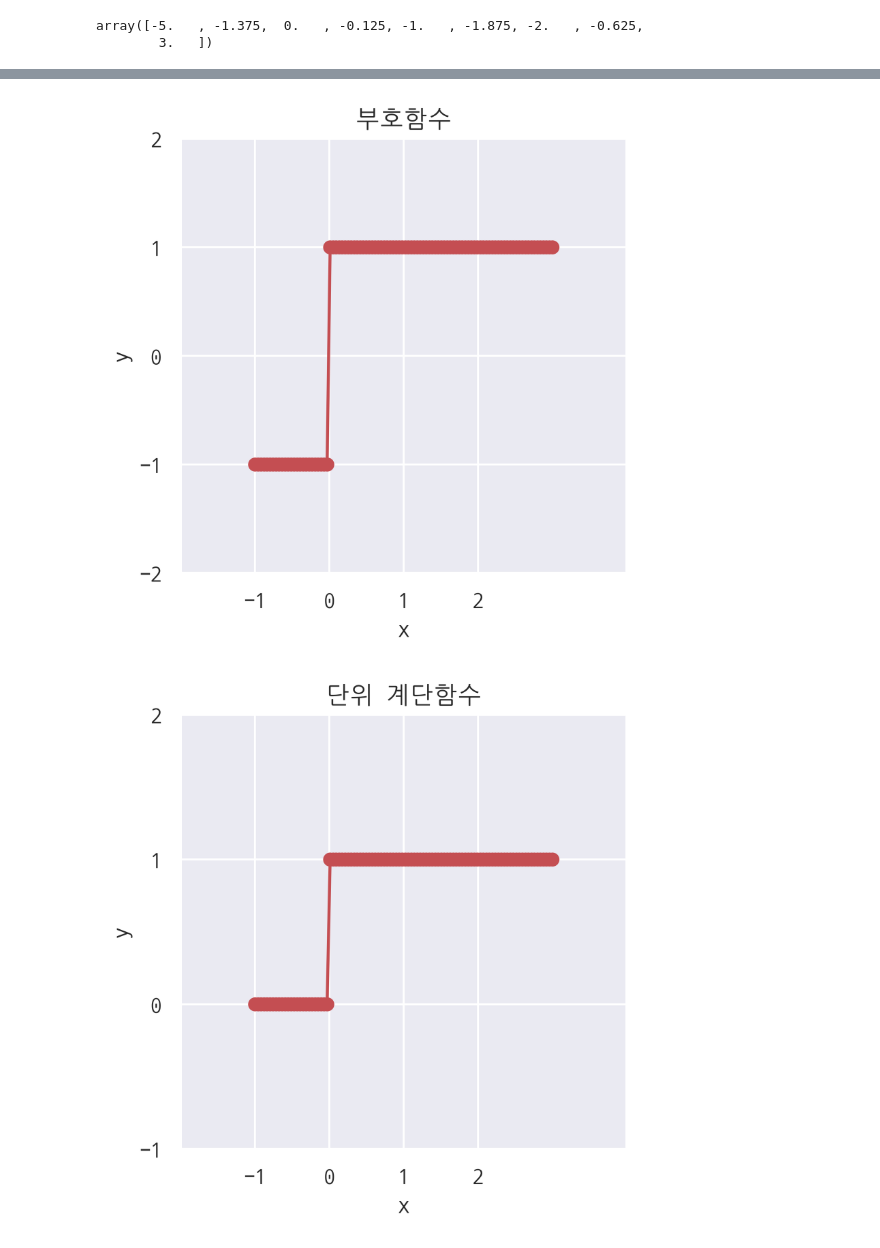
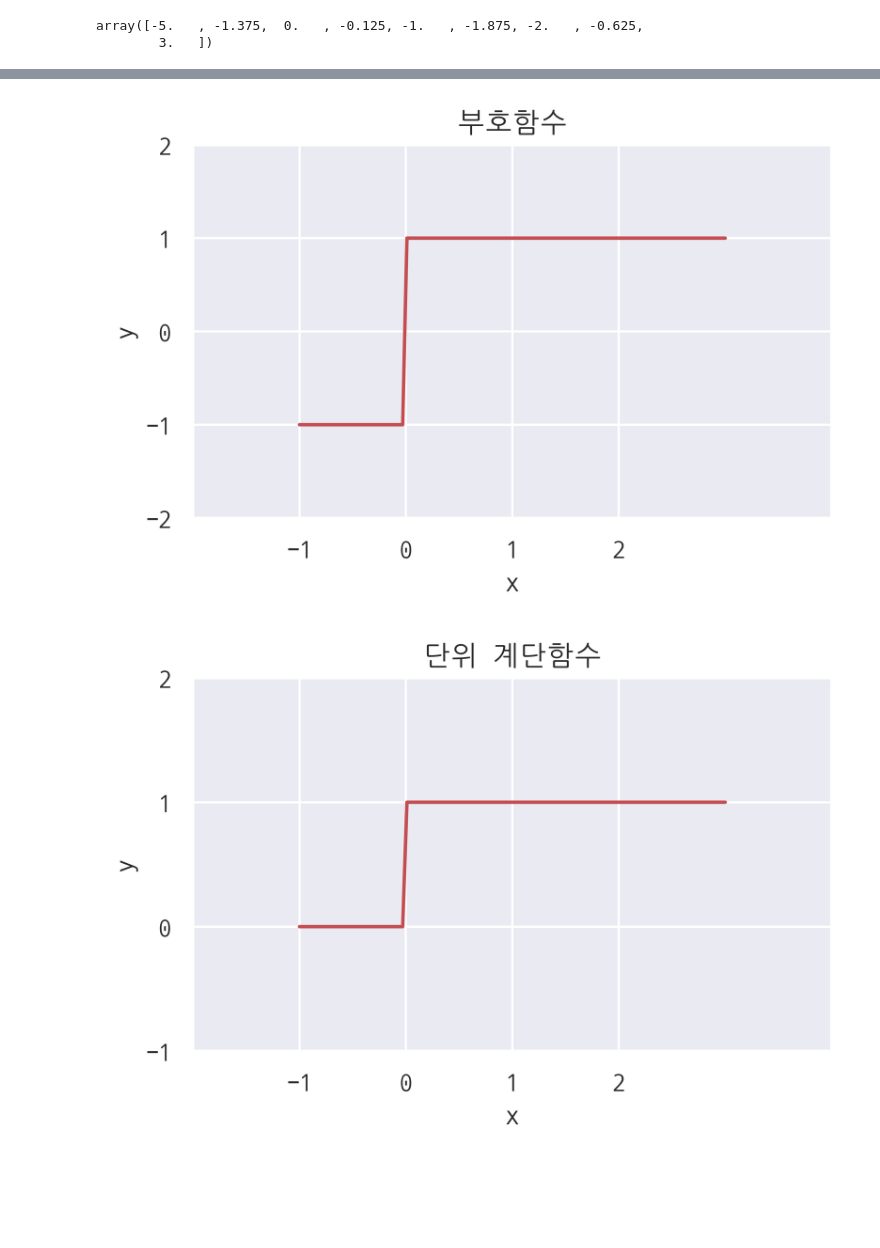
Before and after one commit to hmkim312/TIL, a Jupyter notebook: math/04_sympy로 공부하는 미적분.ipynb, the cells around one changed output, grey strips where cells are left out. Cells and saved outputs as stored; diff of their text form; code cells hidden in the pictures; blank space fills up the shorter version.

```diff
--- a/math/04_sympy로 공부하는 미적분.ipynb
+++ b/math/04_sympy로 공부하는 미적분.ipynb
@@ -62,23 +65,25 @@ plt.show()
 # %%
 # 연습문제 4.1.1
 # 부호함수
 x = np.linspace(-1,3,100)
 y = np.sign(x)
-plt.plot(x, y, 'ro-')
+plt.figure(figsize=(5,3))
+plt.plot(x, y, 'r')
 plt.xlim(-2, 4)
 plt.title("부호함수")
 plt.xlabel('x')
 plt.ylabel('y')
 plt.xticks(np.arange(-1, 3))
 plt.yticks(np.arange(-2, 3))
 plt.show()
 # %% [output]
-[figure, old version]
+[figure, new version]
 # %%
 # 단위 계단 함수
 x = np.linspace(-1,3,100)
 y = heaviside_step(x)
-plt.plot(x, y, 'ro-')
+plt.figure(figsize=(5,3))
+plt.plot(x, y, 'r')
 plt.xlim(-2, 4)
 plt.title("단위 계단함수")
 plt.xlabel('x')
@@ -87,4 +92,4 @@ plt.xticks(np.arange(-1, 3))
 plt.yticks(np.arange(-1, 3))
 plt.show()
 # %% [output]
-[figure, old version]
+[figure, new version]
```
Also changed, not shown: parts of 2 cells of this notebook.
